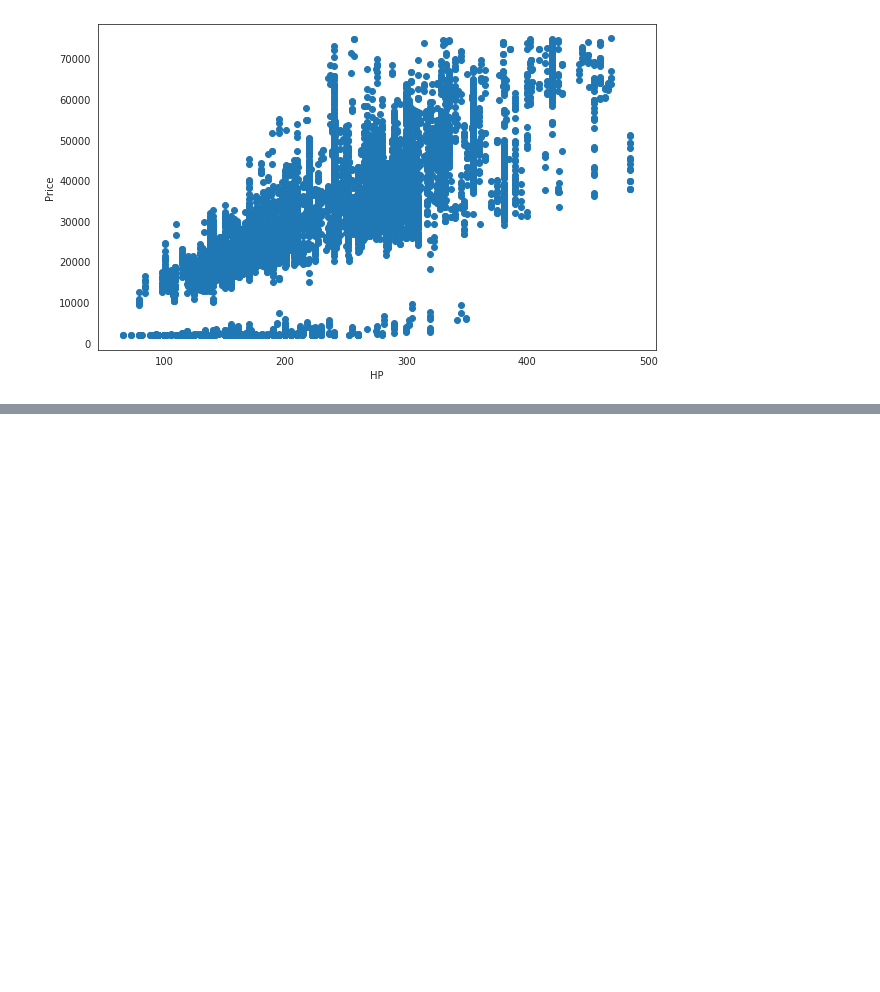
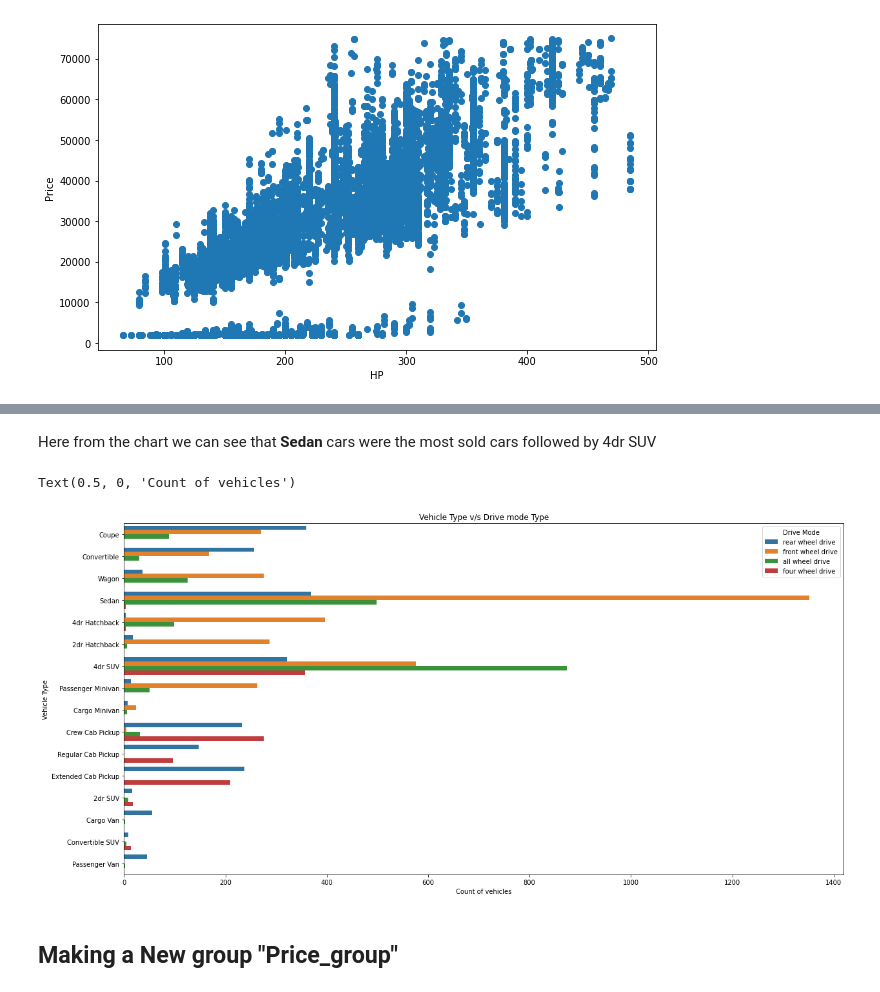
Before and after one commit to malinenimaurya/Data-Science-notebooks, a Jupyter notebook: Exploratory_data_analysis_cars.ipynb, the cells around one changed output, grey strips where cells are left out. Saved outputs shown, nothing was run; the diff lists cells and outputs as text; code cells hidden in the pictures; blank space fills up the shorter version.

```diff
--- a/Exploratory_data_analysis_cars.ipynb
+++ b/Exploratory_data_analysis_cars.ipynb
@@ -331,0 +344,13 @@ plt.show()
+# %% [markdown]
+Here from the chart we can see that **Sedan** cars were the most sold cars followed by 4dr SUV
+# %%
+# Vehicle Style type and Drive type analysis
+sns.countplot(y='Vehicle Style',data=df, hue='Drive Mode')
+plt.title("Vehicle Type v/s Drive mode Type")
+plt.ylabel('Vehicle Type')
+plt.xlabel('Count of vehicles')
+# %% [output]
+Text(0.5, 0, 'Count of vehicles')
+[figure, added]
+# %% [markdown]
+## **Making a New group "Price_group"**
```
Also changed, not shown: parts of 31 cells of this notebook.
